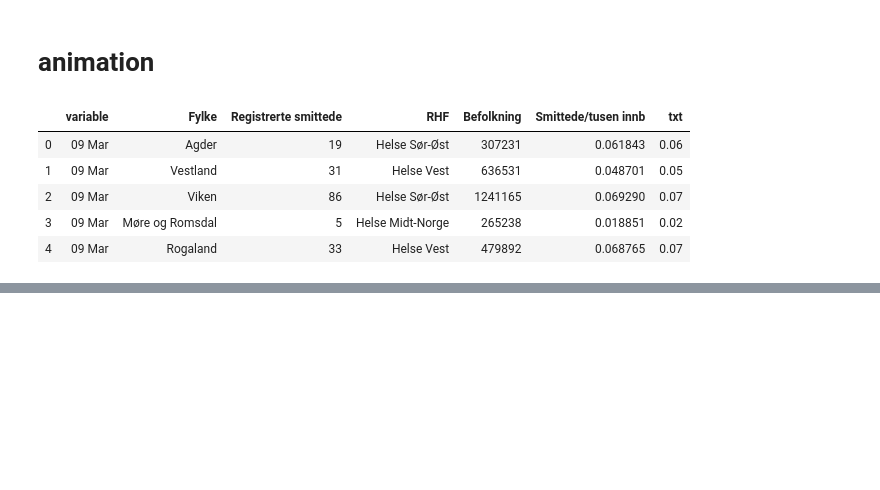
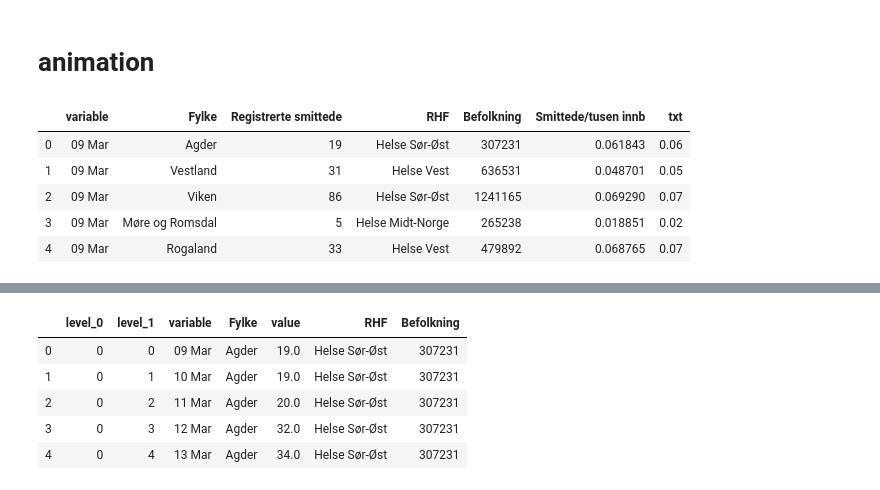
Before and after one commit to NRVA/COVID19_Norge, a Jupyter notebook: COVID_i_Norge.ipynb, the cells around one changed output, grey strips where cells are left out. Drawn from its saved outputs; the diff is of its cells as text; code cells hidden in the pictures; blank space fills up the shorter version.

```diff
--- a/COVID_i_Norge.ipynb
+++ b/COVID_i_Norge.ipynb
@@ -46,6 +46,9 @@ df = data.melt(id_vars=['Fylke']).copy()
 df['variable'] = pd.to_datetime(df['variable'], errors='coerce')
 df = df.groupby(["Fylke", pd.Grouper(key="variable", freq="d")]).max().reset_index()
 df = df.pivot(index="variable", columns="Fylke", values="value")
+
+restart = df.copy()
+
 df.head()
 # %% [output]
 | Fylke | Agder | Innlandet | Møre og Romsdal | Nordland | Oslo | Rogaland | Troms og Finnmark | Trøndelag | ... |
@@ -308,0 +317,5 @@ fig.show()
+# %%
+restart = pd.melt(restart.reset_index(), id_vars=["variable"])
+restart[restart["value"] < 10] = np.nan
+restart = restart.apply(lambda x: pd.Series(x.dropna().values))
+restart.head()
@@ -308,0 +329,13 @@ fig.show()
+# %%
+restart = restart.groupby(["Fylke"], as_index=False)
+restart = restart.apply(lambda x: x.reset_index(drop=True)).reset_index()
+restart["variable"] = restart["variable"].apply(lambda x: x.strftime("%d %b"))
+restart = restart.merge(fylker, how="left", on="Fylke")
+restart.head()
+# %% [output]
+|  | level_0 | level_1 | variable | Fylke | value | RHF | Befolkning |
+| 0 | 0 | 0 | 09 Mar | Agder | 19.0 | Helse Sør-Øst | 307231 |
+| 1 | 0 | 1 | 10 Mar | Agder | 19.0 | Helse Sør-Øst | 307231 |
+| 2 | 0 | 2 | 11 Mar | Agder | 20.0 | Helse Sør-Øst | 307231 |
+| 3 | 0 | 3 | 12 Mar | Agder | 32.0 | Helse Sør-Øst | 307231 |
+| 4 | 0 | 4 | 13 Mar | Agder | 34.0 | Helse Sør-Øst | 307231 |
```
Also changed, not shown: parts of 5 cells of this notebook, 1 other file.
